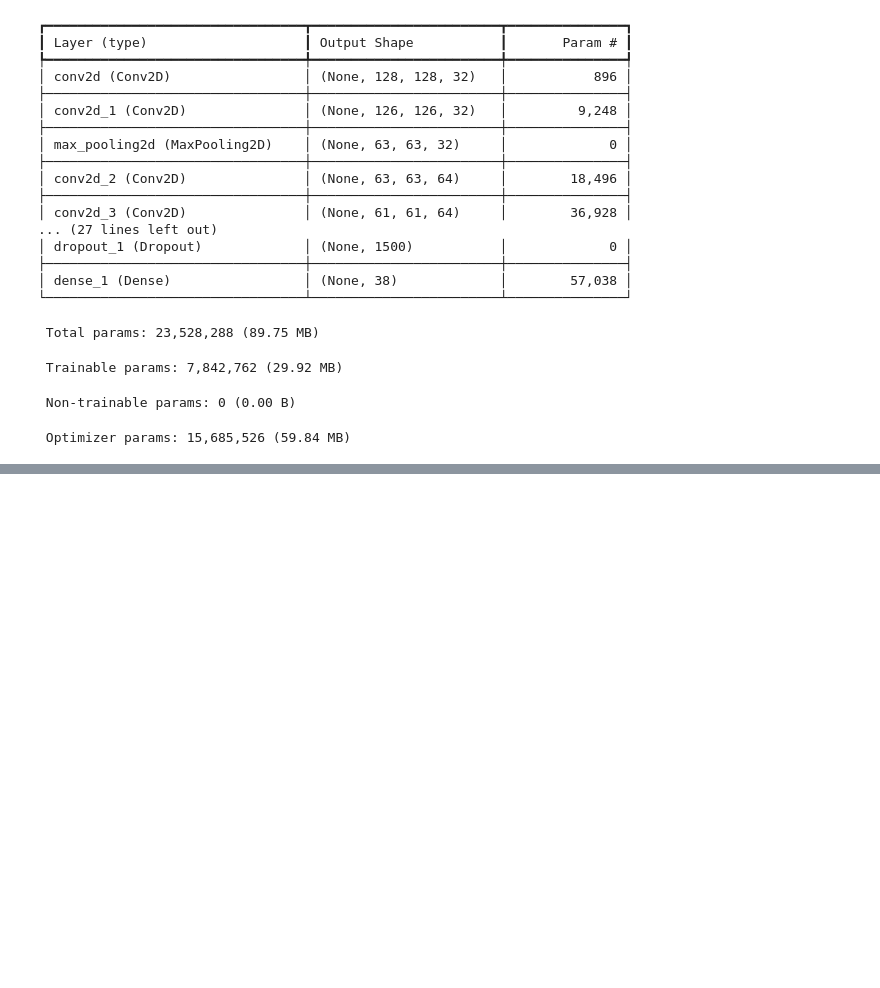
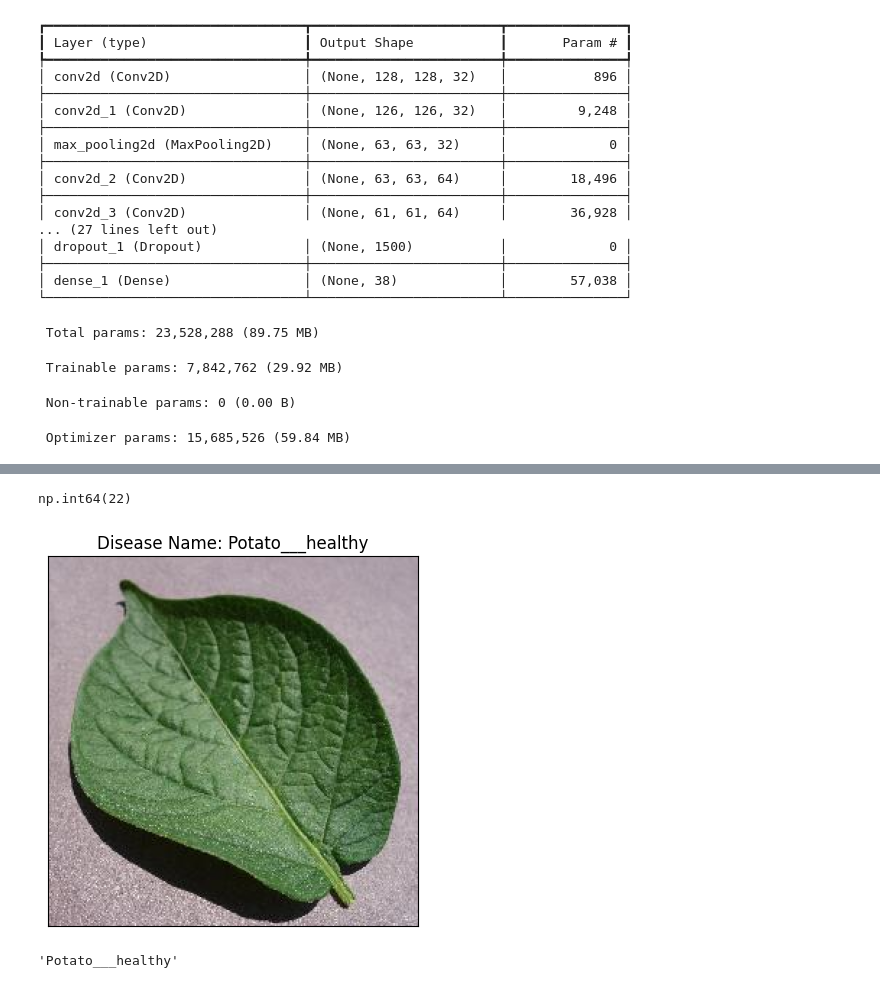
Before and after one commit to Farhansyah-Dev/Plant_Deases_Prediction, a Jupyter notebook: test_plant_deases.ipynb, the cells around one changed output, grey strips where cells are left out. Saved outputs shown, nothing was run; the diff lists cells and outputs as text; code cells hidden in the pictures; blank space fills up the shorter version.

```diff
--- a/test_plant_deases.ipynb
+++ b/test_plant_deases.ipynb
@@ -33,0 +66,5 @@ Model: "sequential"
+# %%
+image = tf.keras.preprocessing.image.load_img(image_path,target_size=(128, 128))
+input_arr = tf.keras.preprocessing.image.img_to_array(image)
+input_arr = np.array([input_arr]) #Convert single image to a batch
+print(input_arr.shape)
@@ -33,0 +73,3 @@ Model: "sequential"
+# %%
+prediction = model.predict(input_arr)
+prediction,prediction.shape
@@ -33,0 +89,5 @@ Model: "sequential"
+# %%
+result_index = np.argmax(prediction)
+result_index
+# %% [output]
+np.int64(22)
@@ -33,0 +133,14 @@ Model: "sequential"
+# %%
+#Displaying Result of disease prediction
+model_prediction = class_name[result_index]
+plt.imshow(img)
+plt.title(f"Disease Name: {model_prediction}")
+plt.xticks([])
+plt.yticks([])
+plt.show()
+# %% [output]
+[figure, added]
+# %%
+model_prediction
+# %% [output]
+'Potato___healthy'
```
Also changed, not shown: parts of 8 cells of this notebook.
